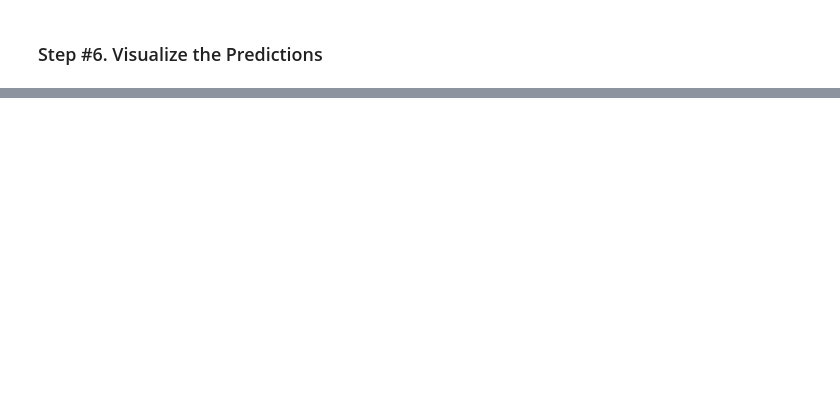
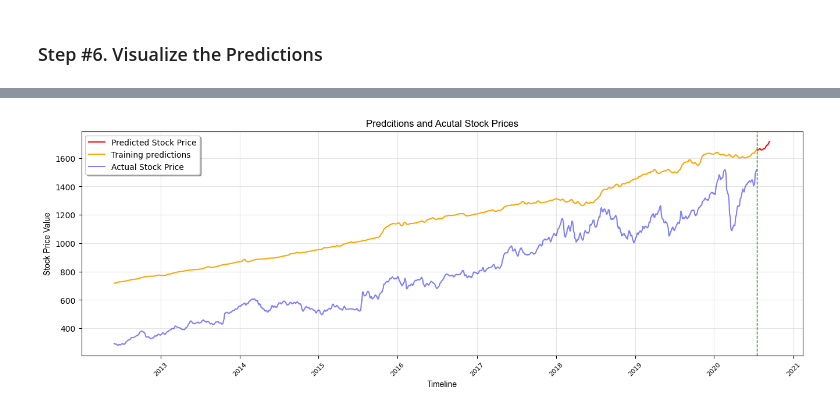
Before and after one commit to jinweis/Stock_Price_Prediction, a Jupyter notebook: LSTM_model_stocks.ipynb, the cells around one changed output, grey strips where cells are left out. Drawn from its saved outputs; the diff is of its cells as text; code cells hidden in the pictures; blank space fills up the shorter version.

```diff
--- a/LSTM_model_stocks.ipynb
+++ b/LSTM_model_stocks.ipynb
@@ -267,5 +347,0 @@ plt.show()
-# %%
-# Parse training set timestamp for better visualization
-dataset_train = pd.DataFrame(dataset_train, columns=cols)
-dataset_train.index = datelist_train
-dataset_train.index = pd.to_datetime(dataset_train.index)
@@ -271,0 +350,25 @@ dataset_train.index = pd.to_datetime(dataset_train.index)
+# %%
+def reverse_difference(transformed_df, initial_values):
+    """
+    Reverse the differencing transformation.
+
+    :param transformed_df: DataFrame with differenced values
+    :param initial_values: Series or DataFrame with initial values for each column
+    :return: DataFrame with reversed differencing
+    """
+    reversed_data = pd.DataFrame(index=transformed_df.index, columns=transformed_df.columns)
+
+    for column in transformed_df.columns:
+        differenced = transformed_df[column].values
+        initial_value = initial_values[column]
+
+        # Undo differencing using cumulative sum
+        undifferenced = np.cumsum(differenced) + initial_value
+
+        reversed_data[column] = undifferenced
+
+    return reversed_data
+# %%
+dataset_train_stationary_reversed = reverse_difference(dataset_train_stationary, dataset_train.iloc[0])
+PREDICTION_TRAIN_reversed = reverse_difference(PREDICTION_TRAIN, dataset_train.iloc[0])
+PREDICTIONS_FUTURE_reversed = reverse_difference(PREDICTIONS_FUTURE, PREDICTION_TRAIN_reversed.iloc[-1])
@@ -271,0 +422,17 @@ dataset_train.index = pd.to_datetime(dataset_train.index)
+# %%
+plt.plot(PREDICTIONS_FUTURE_reversed.index, PREDICTIONS_FUTURE_reversed['Open'], color='r', label='Predicted Stock Price')
+plt.plot(PREDICTION_TRAIN_reversed.loc[START_DATE_FOR_PLOTTING:].index, PREDICTION_TRAIN_reversed.loc[START_DATE_FOR_PLOTTING:]['Open'], color='orange', label='Training predictions')
+plt.plot(dataset_train_stationary_reversed.loc[START_DATE_FOR_PLOTTING:].index, dataset_train_stationary_reversed.loc[START_DATE_FOR_PLOTTING:]['Open'], alpha=0.5 ,color='b', label='Actual Stock Price')
+
+plt.axvline(x = min(PREDICTIONS_FUTURE.index), color='green', linewidth=1, linestyle='--')
+
+plt.grid(which='major', color='#cccccc', alpha=0.5)
+
+plt.legend(shadow=True)
+plt.title('Predcitions and Acutal Stock Prices', family='Arial', fontsize=12)
+plt.xlabel('Timeline', family='Arial', fontsize=10)
+plt.ylabel('Stock Price Value', family='Arial', fontsize=10)
+plt.xticks(rotation=45, fontsize=8)
+plt.show()
+# %% [output]
+[figure, added]
```
Also changed, not shown: parts of 30 cells of this notebook, 23 other files.
